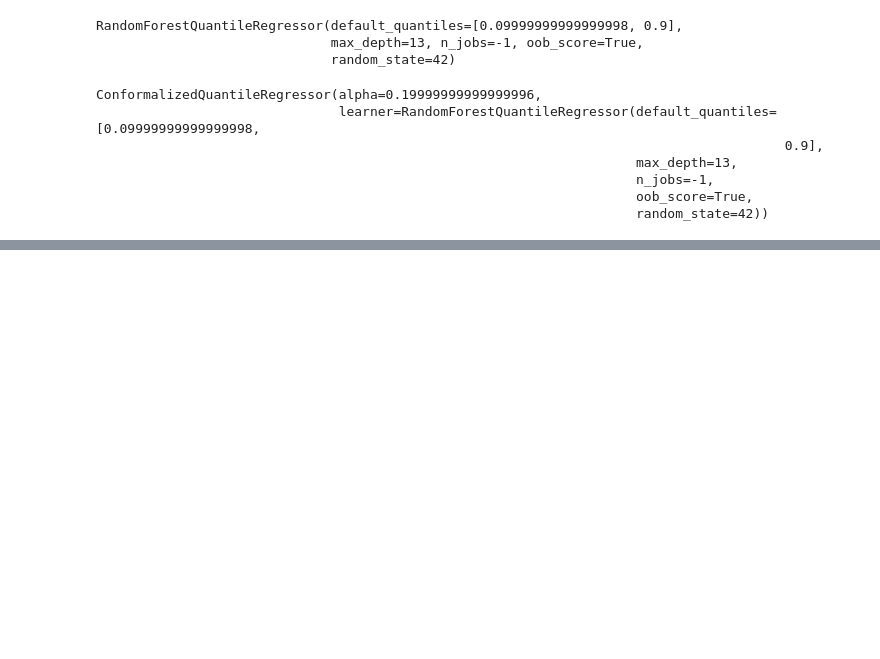
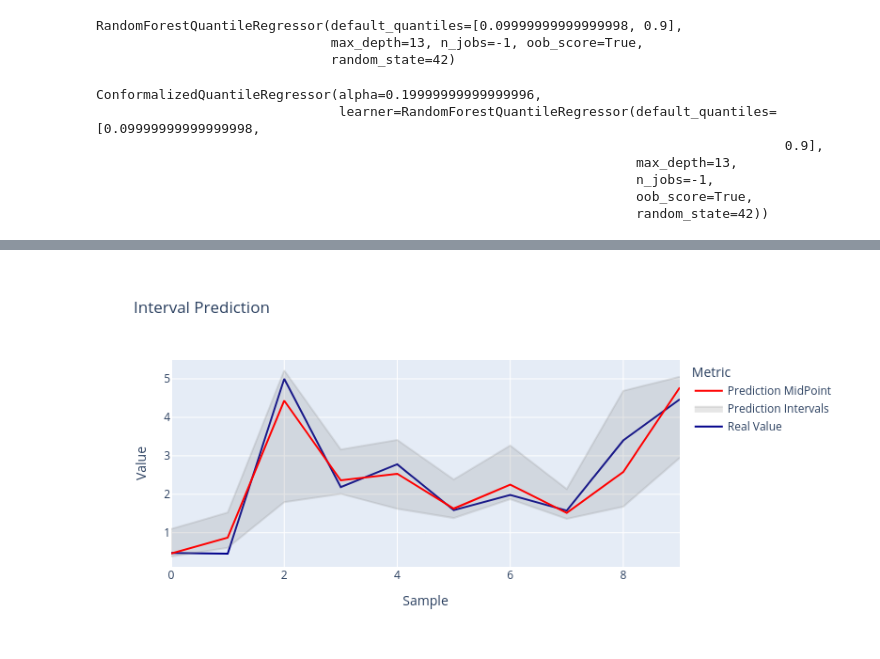
Before and after one commit to heylucasleao/tinyconformal, a Jupyter notebook: examples/regression/unlabeled_cqr.ipynb, the cells around one changed output, grey strips where cells are left out. Drawn from its saved outputs; the diff is of its cells as text; code cells hidden in the pictures; blank space fills up the shorter version.

```diff
--- a/examples/regression/unlabeled_cqr.ipynb
+++ b/examples/regression/unlabeled_cqr.ipynb
@@ -68,0 +73,6 @@ plot_prediction_intervals(y_pred_intervals[:10], y_pred[:10], y_test[:10], fig_t
+# %%
+mq_model = MultiQuantileRegressor(
+        base_estimator=HistGradientBoostingRegressor(loss="quantile", random_state=42),
+        quantiles=(0.05, 0.5, 0.95),
+    )
+mq_model.fit(X_train, y_train)
@@ -68,0 +85,3 @@ plot_prediction_intervals(y_pred_intervals[:10], y_pred[:10], y_test[:10], fig_t
+# %%
+cqr = ConformalizedQuantileRegressor(learner=mq_model, alpha=0.1)
+cqr.unlabeled_fit(X_train, tilde_beta, beta)
@@ -68,0 +95,3 @@ plot_prediction_intervals(y_pred_intervals[:10], y_pred[:10], y_test[:10], fig_t
+# %%
+y_pred_intervals = cqr.predict_interval(X_test)
+y_pred = cqr.predict(X_test)
@@ -68,0 +110,4 @@ plot_prediction_intervals(y_pred_intervals[:10], y_pred[:10], y_test[:10], fig_t
+# %%
+plot_prediction_intervals(y_pred_intervals[:10], y_pred[:10], y_test[:10], fig_type="png")
+# %% [output]
+[figure, added]
```
Also changed, not shown: parts of 9 cells of this notebook, 18 other files.
